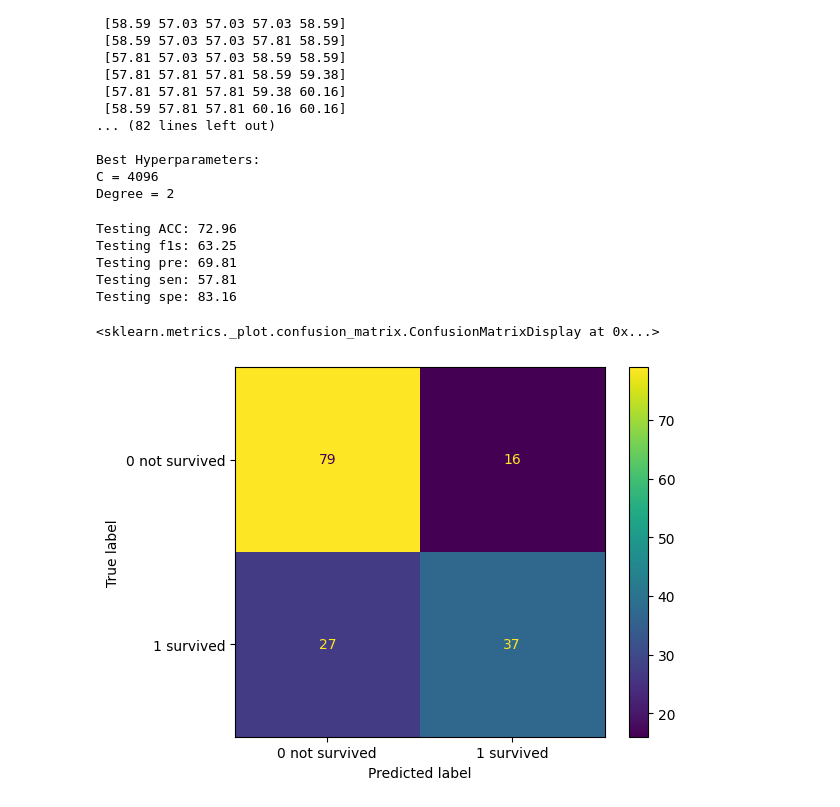
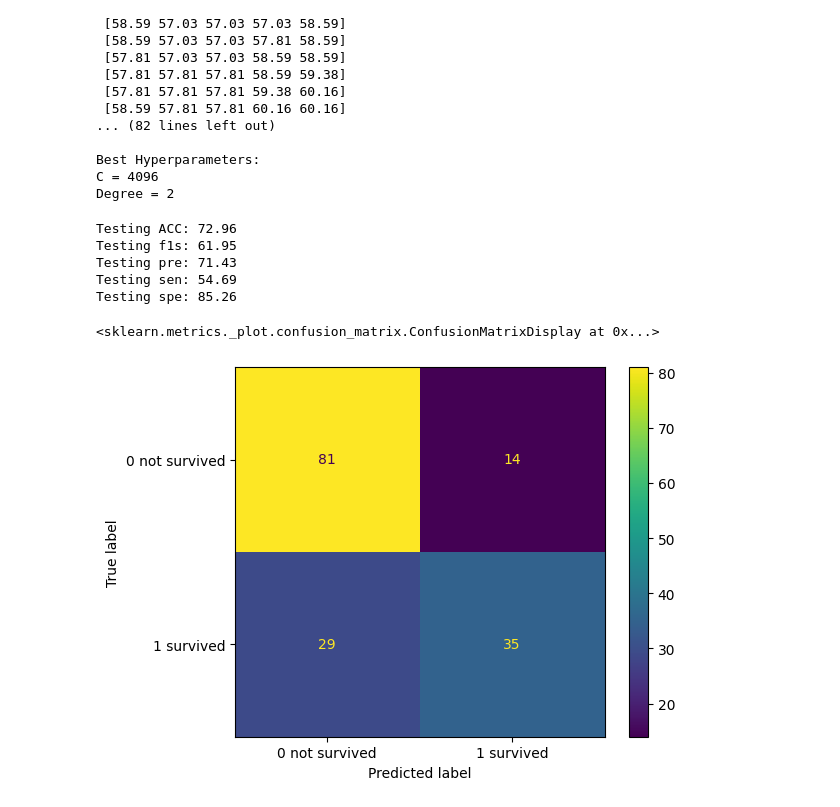
Before and after one commit to nickchen1998/FJU-ML-HW, a Jupyter notebook: svm_hw.ipynb, the cells around one changed output. Cells and saved outputs as stored; diff of their text form; code cells hidden in the pictures.

Commit message:
create model

```diff
--- a/svm_hw.ipynb
+++ b/svm_hw.ipynb
@@ -166,31 +166,31 @@ C = 4096
 Degree = 2
 # %%
 # 6.1 Fit the model with LinearSVC
-model=SVC(C=128,kernel='poly',degree=1)
+model=SVC(C=4096,kernel='poly',degree=2)
 #model=KNeighborsClassifier(n_neighbors=5)
 model.fit(x_train,y_train)
 # 7.3 Evaluate with testing data set
 final_model_testing_prediction=model.predict(x_test)
 final_model_testing_acc=accuracy_score(y_test,final_model_testing_prediction)
 final_model_testing_f1s=f1_score(y_test,final_model_testing_prediction,pos_label=1)
 final_model_testing_pre=precision_score(y_test,final_model_testing_prediction,pos_label=1)
 final_model_testing_sen=sensitivity_score(y_test,final_model_testing_prediction,pos_label=1)
 final_model_testing_spe=specificity_score(y_test,final_model_testing_prediction,pos_label=1)
 final_model_testing_cm=confusion_matrix(y_test,final_model_testing_prediction)
 
 
 #print result
 print('Testing ACC:',round(final_model_testing_acc*100,2))
 print('Testing f1s:',round(final_model_testing_f1s*100,2))
 print('Testing pre:',round(final_model_testing_pre*100,2))
 print('Testing sen:',round(final_model_testing_sen*100,2))
 print('Testing spe:',round(final_model_testing_spe*100,2))
 ConfusionMatrixDisplay(final_model_testing_cm,display_labels=["0 not survived","1 survived"]).plot()
 # %% [output]
 Testing ACC: 72.96
-Testing f1s: 63.25
-Testing pre: 69.81
-Testing sen: 57.81
-Testing spe: 83.16
+Testing f1s: 61.95
+Testing pre: 71.43
+Testing sen: 54.69
+Testing spe: 85.26
 <sklearn.metrics._plot.confusion_matrix.ConfusionMatrixDisplay at 0x...>
-[figure, old version]
+[figure, new version]
```
